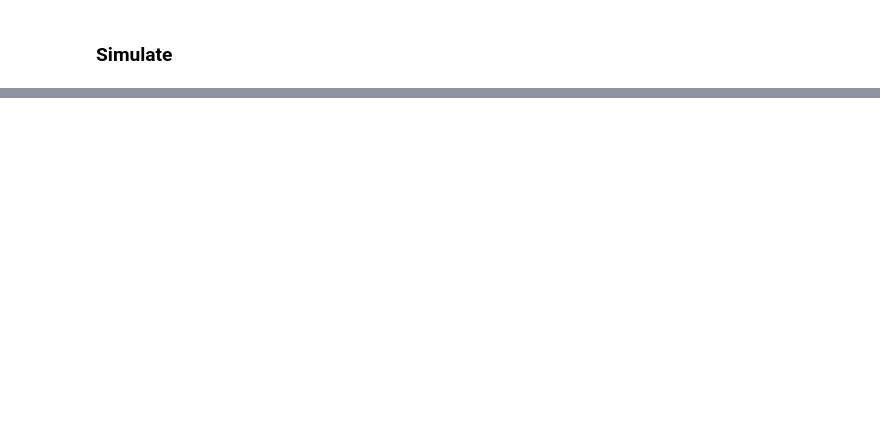
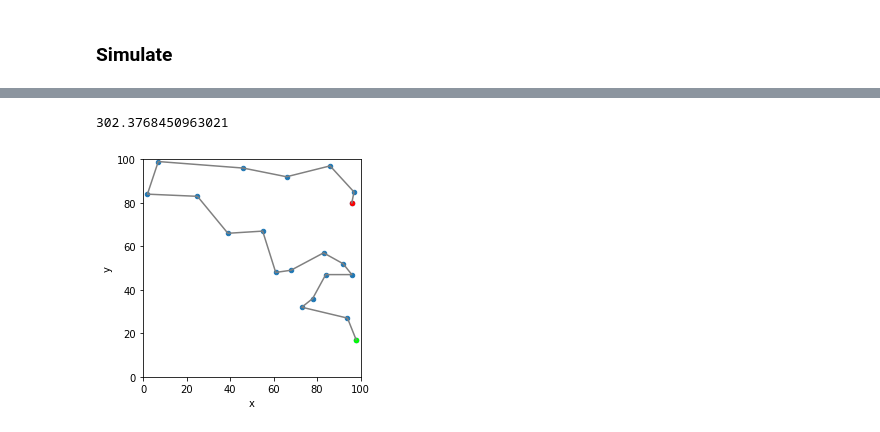
Before and after one commit to vczoni/lamarck, a Jupyter notebook: docs/notebooks/travelling_salesman.ipynb, the cells around one changed output, grey strips where cells are left out. Cells and saved outputs as stored; diff of their text form; code cells hidden in the pictures; blank space fills up the shorter version.

```diff
--- a/docs/notebooks/travelling_salesman.ipynb
+++ b/docs/notebooks/travelling_salesman.ipynb
@@ -205,0 +218,7 @@ ax = plt.contour([df['']])
+# %%
+best_seq = (1, 19, 5, 8, 14, 4, 17, 2, 10, 15, 11, 13, 7, 12, 16, 6, 0, 3, 18, 9)
+trav.plot_route(best_seq)
+trav.get_route_distance(best_seq)
+# %% [output]
+302.3768450963021
+[figure, added]
```
Also changed, not shown: parts of 22 cells of this notebook, 6 other files.
